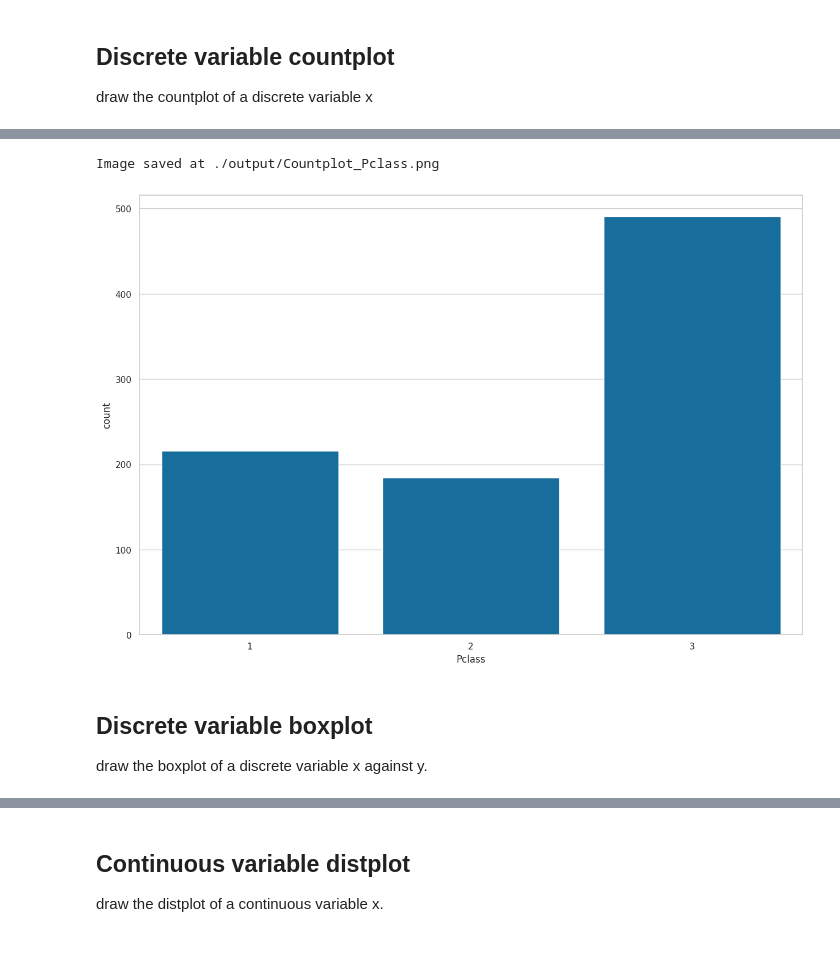
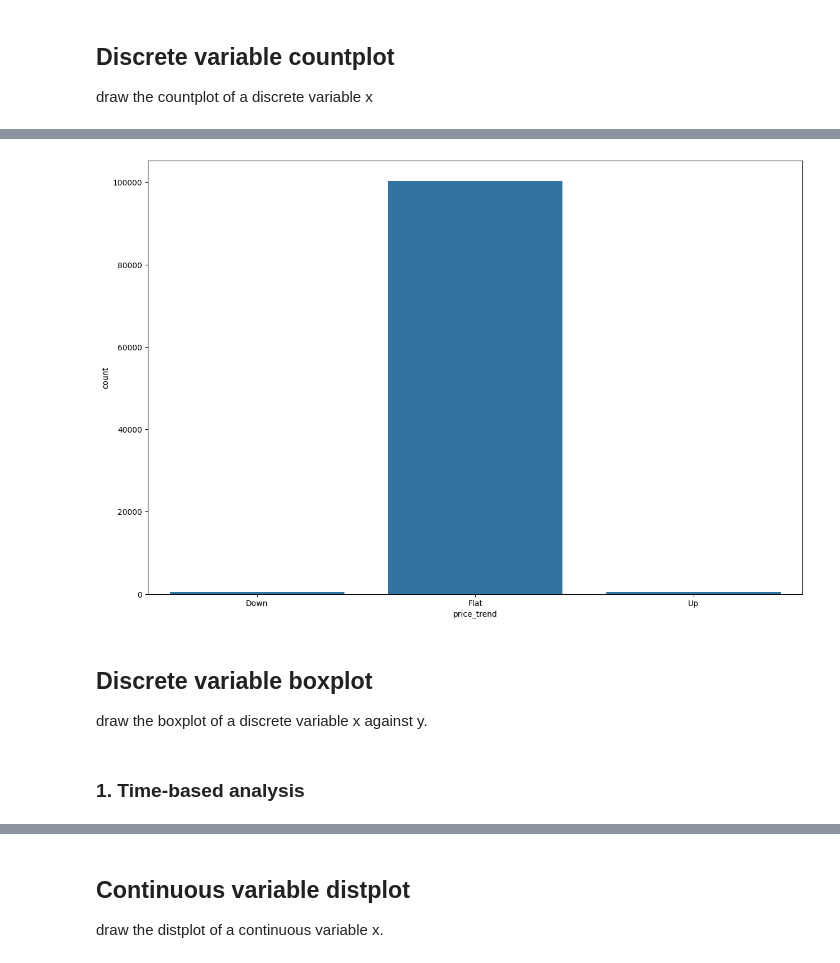
Before and after one commit to manhhungdt06/amazing-feature-engineering, a Jupyter notebook: 1_Demo_Data_Explore.ipynb, the cells around one changed output, grey strips where cells are left out. Drawn from its saved outputs; the diff is of its cells as text; code cells hidden in the pictures.

```diff
--- a/1_Demo_Data_Explore.ipynb
+++ b/1_Demo_Data_Explore.ipynb
@@ -15,7 +13,8 @@ from data_exploration import explore
 ## Read the dataset
 # %%
 # temp = pd.read_csv('./data/titanic.csv')
-temp = pd.read_csv("/home/hung/Data/fxsb/USDxxx/GBPUSD/GBPUSD_240.csv")
-temp.head()
+timeframe = 60
+data = load_and_preprocess_forex(f'data/GBPUSD/GBPUSD_{timeframe}.csv', timeframe)
+data.info()
 # %% [output]
 |  | time | open | high | low | close | volume |
@@ -45,7 +25,0 @@ memory usage: 1.2 MB
-# %%
-use_cols = ['time', 'close', 'volume']
-data = pd.read_csv('/home/hung/Data/fxsb/USDxxx/GBPUSD/GBPUSD_240.csv', usecols=use_cols, parse_dates=['time'])
-# %%
-data['change'] = data['close'].pct_change()*100
-# %%
-data.dropna(inplace=True)
@@ -112,9 +91,10 @@ draw the countplot of a discrete variable x
 # %%
-explore.discrete_var_countplot(x='Pclass',data=data,output_path='./output/')
+explore.discrete_var_countplot(x='price_trend', data=data, output_path='./output/')
 # %% [output]
-Image saved at ./output/Countplot_Pclass.png
-[figure, old version]
+[figure, new version]
 # %% [markdown]
 ## Discrete variable boxplot
 draw the boxplot of a discrete variable x against y.
+# %% [markdown]
+### 1. Time-based analysis
 # %%
```
Also changed, not shown: parts of 42 cells of this notebook, 6 other files.
